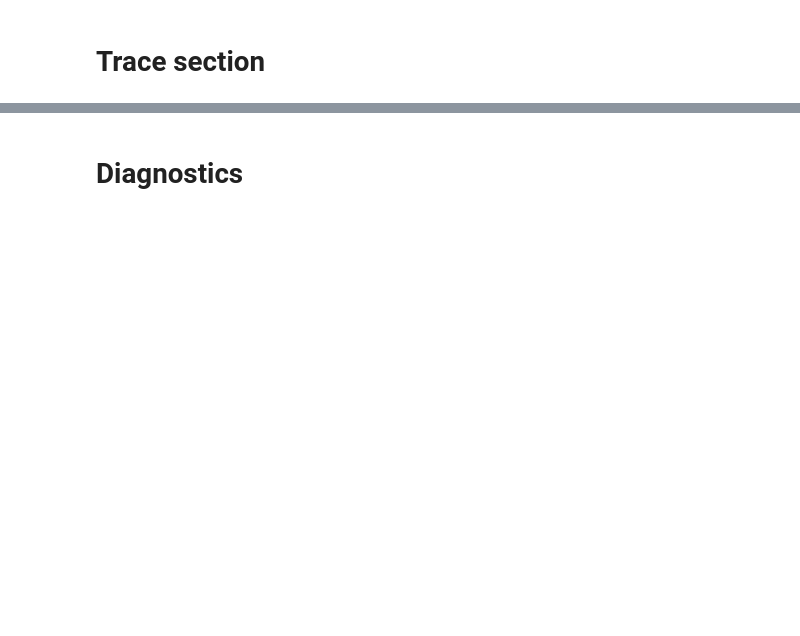
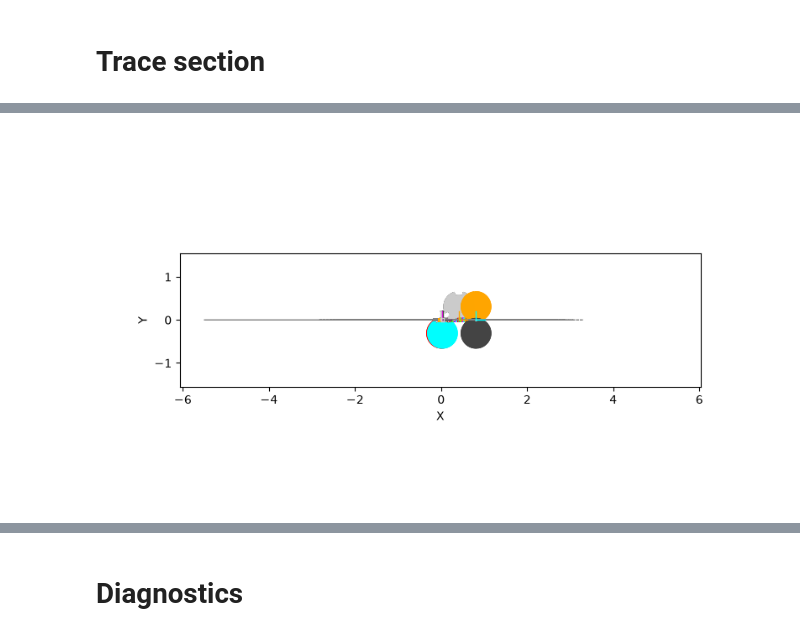
Before and after one commit to bingli621/mctrex, a Jupyter notebook: jupyter/trex/trex.ipynb, the cells around one changed output, grey strips where cells are left out. Drawn from its saved outputs; the diff is of its cells as text; code cells hidden in the pictures; blank space fills up the shorter version.

```diff
--- a/jupyter/trex/trex.ipynb
+++ b/jupyter/trex/trex.ipynb
@@ -74,2 +44,0 @@ coll = trex.add_parameter(
-# %%
-trex.set_parameters(L0=1.0, RRM=8, mod_type=0, mode='"HF"', bender=0)
@@ -673,16 +203,0 @@ rad_coll_pos.set_parameters(
-# %%
-square_options = "mantid banana, theta limits=[-36 144] bins=288, y bins=136, neutron pixel min = 0 t, list all neutrons"
-detecor = trex.add_component(
-    "banana_det_events",
-    "Monitor_nD",
-    AT=[0, -0.298, 0],
-    ROTATED=[0, 0, 0],
-    RELATIVE="Sample",
-)
-detecor.set_parameters(
-    filename='"TRex_banana_events_monitor_plate.dat"',
-    yheight=2.2,
-    options=f'"{square_options}"',
-    radius=3.0,
-    restore_neutron=1,
-)
@@ -723,0 +204,22 @@ except Exception as e:
+# %%
+from mctrex.mcstas_components import add_components_to
+from mctrex.params.trex import components
+
+components["source"].cold_frac = frac
+components["bender"].ROTATED = [0, b_rot, 0]
+components["BW_Chopper_1"].nu = "f_BW1"
+components["BW_Chopper_1"].delay = "delay_BW1"
+components["BW_Chopper_2"].nu = "f_BW2"
+components["BW_Chopper_2"].delay = "delay_BW2"
+components["PS_Chopper_1"].nu = "f_P1"
+components["PS_Chopper_1"].delay = "delay_P1"
+components["PS_Chopper_2"].nu = "f_P2"
+components["PS_Chopper_2"].delay = "delay_P2"
+components["MC_Chopper_1"].nu = "f_M1"
+components["MC_Chopper_1"].delay = "delay_M1"
+components["MC_Chopper_2"].nu = "f_M2"
+components["MC_Chopper_2"].delay = "delay_M2"
+
+trex = add_components_to(trex, components)
+
+trex.show_parameters()
@@ -723,0 +277,7 @@ except Exception as e:
+# %%
+%matplotlib widget
+# %matplotlib inline
+trex.show_instrument(backend="matplotlib_2d",projection="xy")
+# trex.show_instrument(backend="pythreejs")
+# %% [output]
+[figure, added]
```
Also changed, not shown: parts of 69 cells of this notebook, 9 other files.
